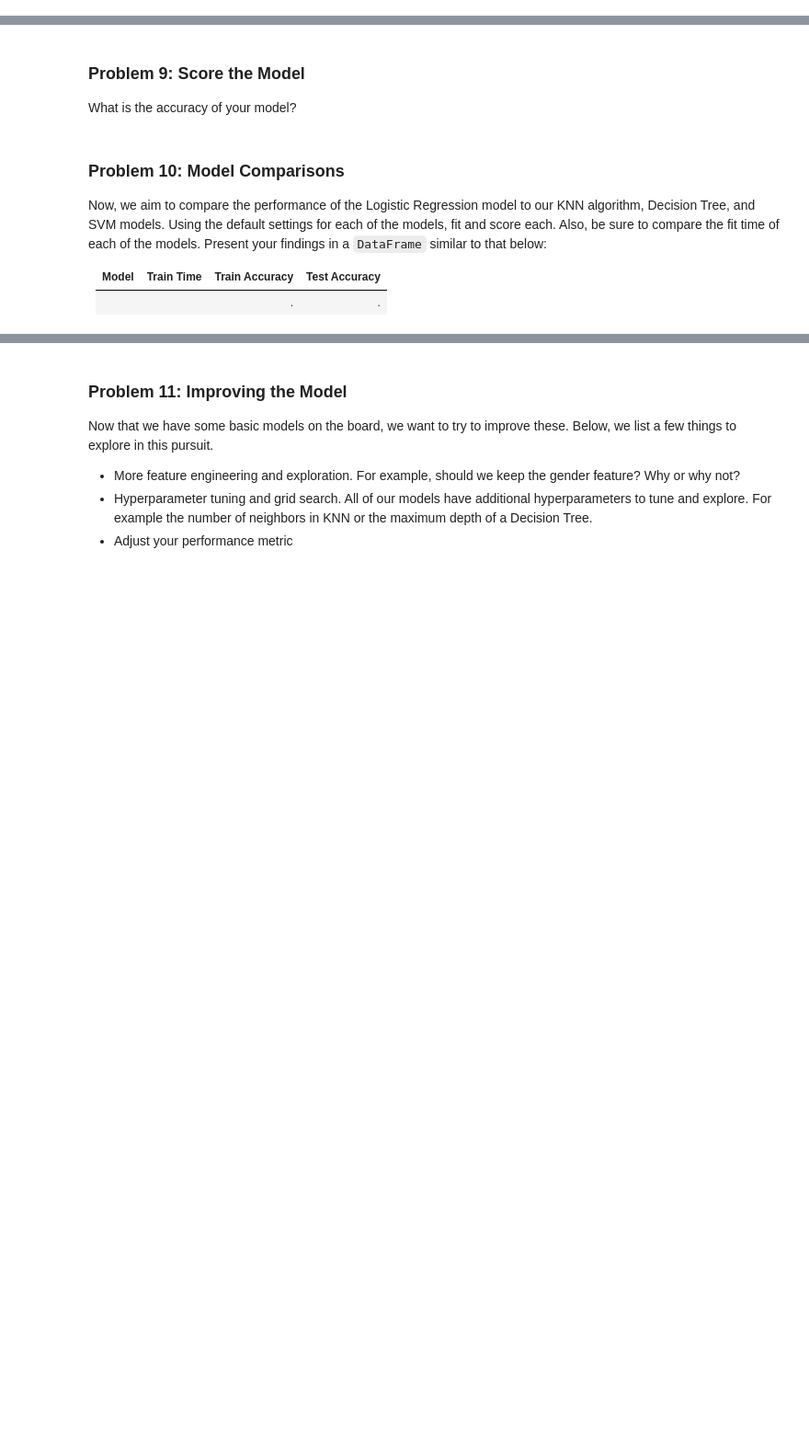
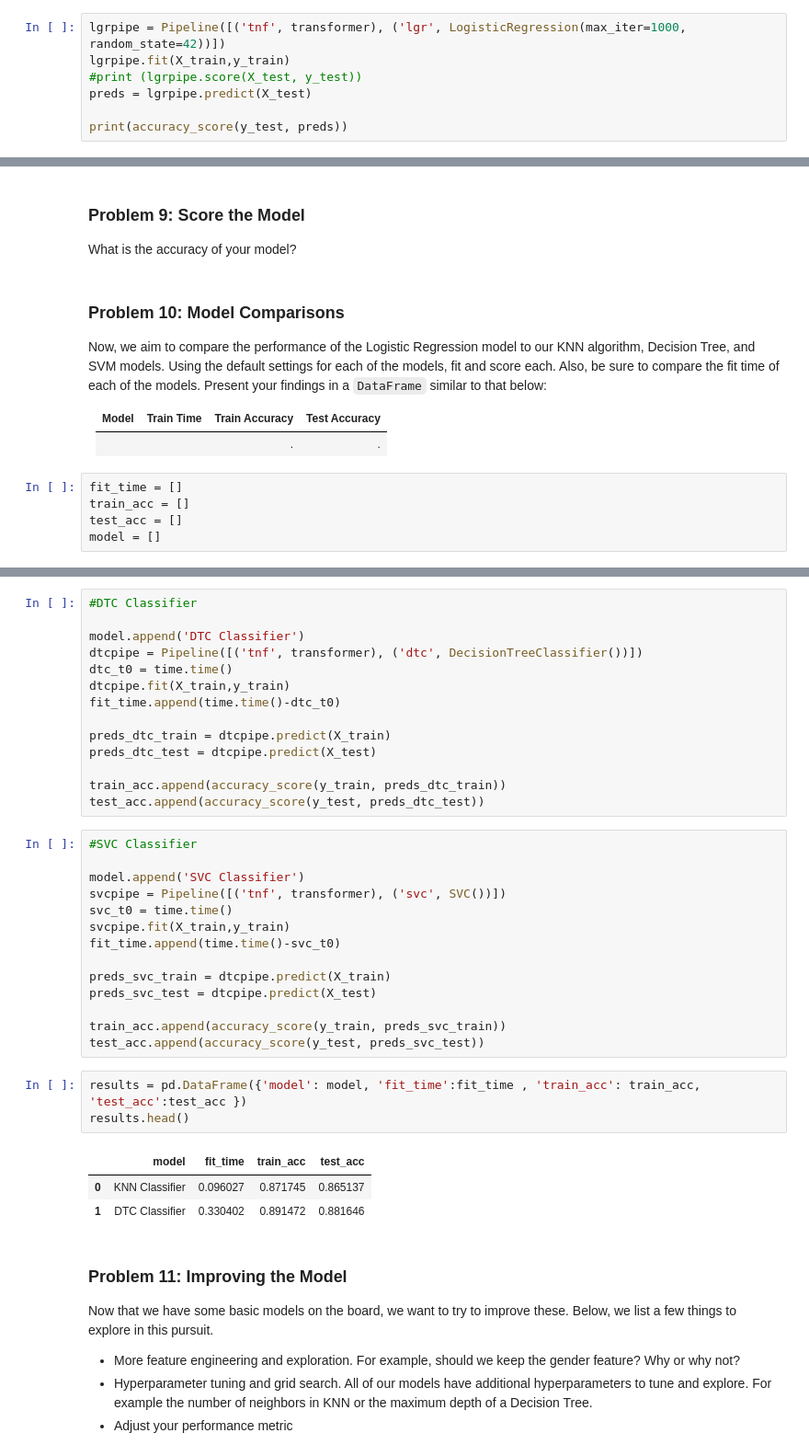
Before and after one commit to maskbit/classifier_comparison, a Jupyter notebook: prompt_III.ipynb, the cells around one changed output, grey strips where cells are left out. Shown at 92% size. Cells and saved outputs as stored; diff of their text form; blank space fills up the shorter version.

```diff
--- a/prompt_III.ipynb
+++ b/prompt_III.ipynb
@@ -132,3 +156,10 @@ Before we build our first model, we want to establish a baseline.  What is the b
 ### Problem 8: A Simple Model
 
 Use Logistic Regression to build a basic model on your data.
+# %%
+lgrpipe = Pipeline([('tnf', transformer), ('lgr', LogisticRegression(max_iter=1000, random_state=42))])
+lgrpipe.fit(X_train,y_train)
+#print (lgrpipe.score(X_test, y_test))
+preds = lgrpipe.predict(X_test)
+
+print(accuracy_score(y_test, preds))
@@ -144,3 +177,8 @@ Now, we aim to compare the performance of the Logistic Regression model to our K
 | Model | Train Time | Train Accuracy | Test Accuracy |
 | ----- | ---------- | -------------  | -----------   |
 |     |    |.     |.     |
+# %%
+fit_time = []
+train_acc = []
+test_acc = []
+model = []
@@ -147,3 +200,38 @@ Now, we aim to compare the performance of the Logistic Regression model to our K
+# %%
+#DTC Classifier
+
+model.append('DTC Classifier')
+dtcpipe = Pipeline([('tnf', transformer), ('dtc', DecisionTreeClassifier())])
+dtc_t0 = time.time()
+dtcpipe.fit(X_train,y_train)
+fit_time.append(time.time()-dtc_t0)
+
+preds_dtc_train = dtcpipe.predict(X_train)
+preds_dtc_test = dtcpipe.predict(X_test)
+
+train_acc.append(accuracy_score(y_train, preds_dtc_train))
+test_acc.append(accuracy_score(y_test, preds_dtc_test))
+# %%
+#SVC Classifier
+
+model.append('SVC Classifier')
+svcpipe = Pipeline([('tnf', transformer), ('svc', SVC())])
+svc_t0 = time.time()
+svcpipe.fit(X_train,y_train)
+fit_time.append(time.time()-svc_t0)
+
+preds_svc_train = dtcpipe.predict(X_train)
+preds_svc_test = dtcpipe.predict(X_test)
+
+train_acc.append(accuracy_score(y_train, preds_svc_train))
+test_acc.append(accuracy_score(y_test, preds_svc_test))
+# %%
+results = pd.DataFrame({'model': model, 'fit_time':fit_time , 'train_acc': train_acc, 'test_acc':test_acc })
+results.head()
+# %% [output]
+|  | model | fit_time | train_acc | test_acc |
+| 0 | KNN Classifier | 0.096027 | 0.871745 | 0.865137 |
+| 1 | DTC Classifier | 0.330402 | 0.891472 | 0.881646 |
 # %% [markdown]
 ### Problem 11: Improving the Model
 
```
Also changed, not shown: parts of 9 cells of this notebook.
